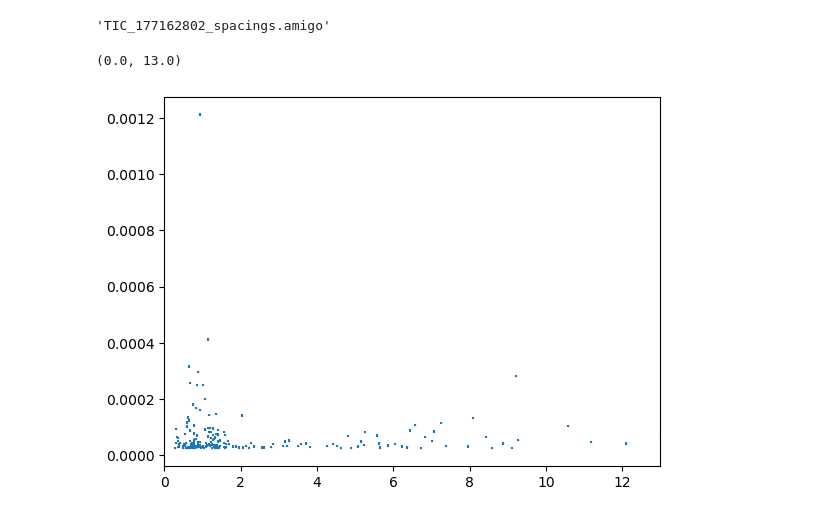
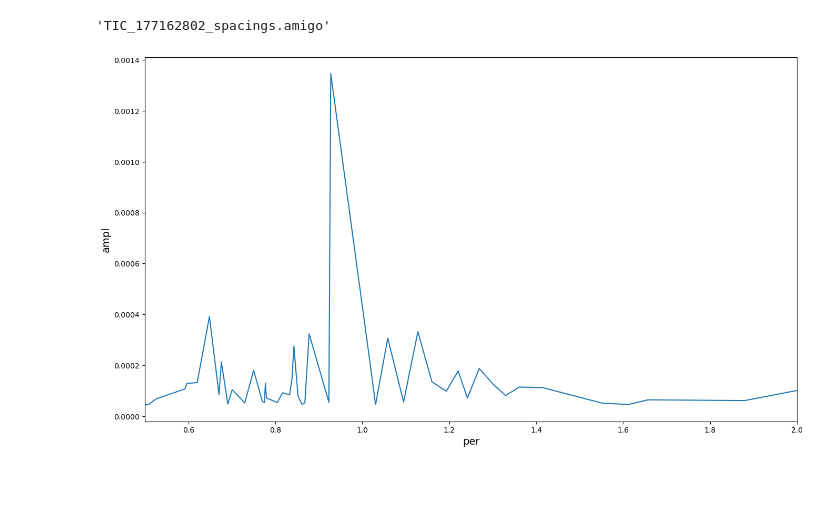
Before and after one commit to Professor-64/SPB-astroseismology, a Jupyter notebook: test_starshadow.ipynb, the cells around one changed output. Cells and saved outputs as stored; diff of their text form; code cells hidden in the pictures; blank space fills up the shorter version.

```diff
--- a/test_starshadow.ipynb
+++ b/test_starshadow.ipynb
@@ -123,19 +157,31 @@ freq = np.array(itprw['f_n'])
 freq_err = np.array(itprw['f_n_err'])
 
 df['per'] = 1/ freq
-df['e_per'] = freq_err / freq
+df['e_per'] = freq_err / (freq ** 2)
 df['ampl'] = np.array(itprw['a_n'])
 df['e_ampl'] = np.array(itprw['a_n_err'])
 df['phase'] = np.array(itprw['ph_n'])
 df['e_phase'] = np.array(itprw['ph_n_err'])
 df['stopcrit'] = np.ones(len(freq))*4
 
+df_filtered = df[df['per'] < 1.5].nlargest(50,"ampl")
+
 write_amigo(df, "TIC_177162802_spacings.amigo")
 # %% [output]
 'TIC_177162802_spacings.amigo'
 # %%
-plt.errorbar(df['per'], df['ampl'], yerr=df['e_ampl'], xerr=df['e_per'], marker='o', markersize=0.1 ,linestyle='')
-plt.xlim(0,13)
+df_sorted = df.sort_values(by='per')
+plt.plot(df_sorted['per'], df_sorted['ampl'])
+plt.xlabel("per")
+plt.ylabel("ampl")
+plt.xlim(0.5,2)
+plt.show()
+
+np.savetxt(
+    "output.txt",
+    np.column_stack((df_sorted['per'], df_sorted['ampl'])),
+    fmt="%.10f",
+    header="per   ampl"
+)
 # %% [output]
-(0.0, 13.0)
-[figure, old version]
+[figure, new version]
```
Also changed, not shown: parts of 5 cells of this notebook, 9 other files.
